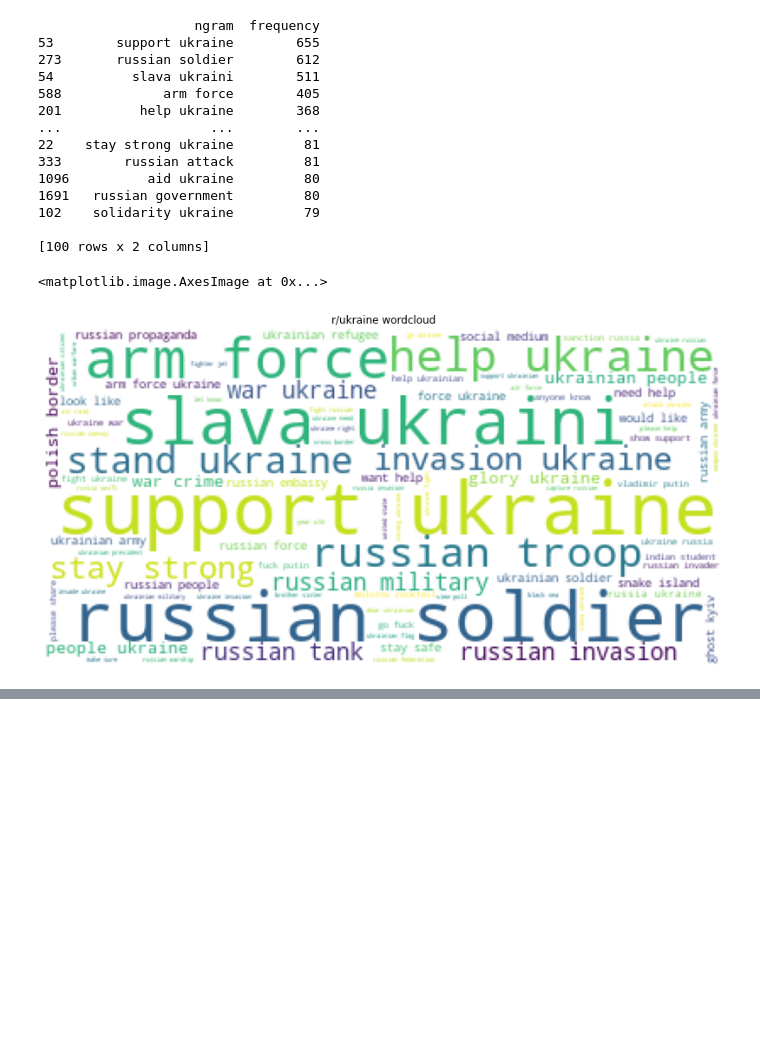
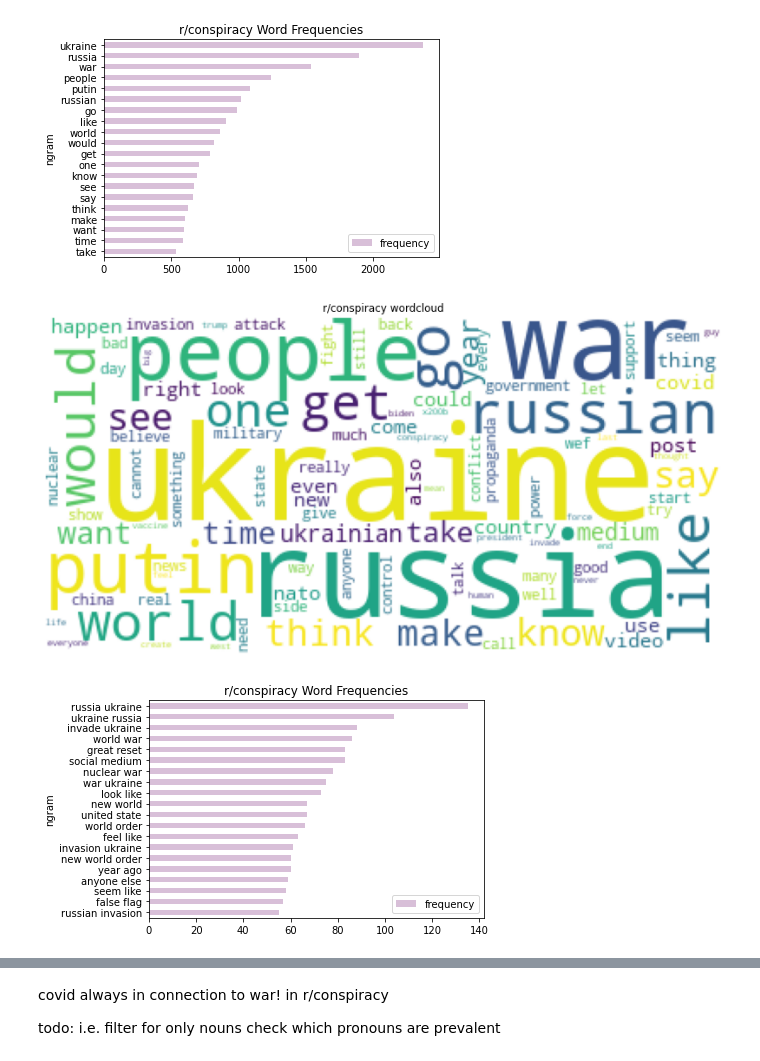
Before and after one commit to irenestrauss/nlp_on_conspiracy_theories, a Jupyter notebook: code/words.ipynb, the cells around one changed output, grey strips where cells are left out. Saved outputs shown, nothing was run; the diff lists cells and outputs as text; code cells hidden in the pictures; blank space fills up the shorter version.

Commit message:
wordcloud and frequency

```diff
--- a/code/words.ipynb
+++ b/code/words.ipynb
@@ -94,42 +30,36 @@ plt.imshow(wc)
+# %%
+preprocessed_submissions = []
+
+for submission in submissions:
+    submission = [word for word in submission.split() if word not in stop]
+    preprocessed_submissions.append(submission)
 # %%
 from sklearn.feature_extraction.text import CountVectorizer
-from PIL import Image
 
-submissions_string = []
+def createWordCloud(ngram_range):
+    submissions_string = []
 
-for submission in preprocessed_submissions:
-    submissions_string.append(' '.join(submission))
+    for submission in preprocessed_submissions:
+        submissions_string.append(' '.join(submission))
 
-countvec = CountVectorizer(stop_words=stop, ngram_range=(2,4), max_features=10000)
-ngrams = countvec.fit_transform(submissions_string)
-count_values = ngrams.toarray().sum(axis=0)
-vocab = countvec.vocabulary_
-df_ngram = pd.DataFrame([(k,count_values[i]) for k,i in vocab.items()]).rename(columns={0: 'ngram', 1:'frequency'})
-df_ngram = df_ngram.sort_values(by='frequency', ascending=False)
-print(df_ngram.head(100))
+    countvec = CountVectorizer(ngram_range=ngram_range)
+    ngrams = countvec.fit_transform(submissions_string)
+    count_values = ngrams.toarray().sum(axis=0)
+    vocab = countvec.vocabulary_
+    df_ngram = pd.DataFrame([(k,count_values[i]) for k,i in vocab.items()]).rename(columns={0: 'ngram', 1:'frequency'})
+    df_ngram = df_ngram.sort_values(by='frequency', ascending=False)
+    df_ngram.head(20).plot.barh(x='ngram', y='frequency', title=f'r/{subreddit} Word Frequencies', color='thistle').invert_yaxis()
 
-alice_mask = np.array(Image.open("alice_mask.png"))
-
-df_ngram = df_ngram.set_index('ngram').to_dict()
-wc = WordCloud(max_words=1000, background_color='white').generate_from_frequencies(df_ngram['frequency'])
-plt.figure(figsize = (14, 14))
-plt.axis('off')
-plt.title(f'r/{subreddit} wordcloud')
-plt.imshow(wc)
+    df_ngram = df_ngram.set_index('ngram').to_dict()
+    wc = WordCloud(max_words=100, background_color='white').generate_from_frequencies(df_ngram['frequency'])
+    plt.figure(figsize = (14, 14))
+    plt.axis('off')
+    plt.title(f'r/{subreddit} wordcloud')
+    plt.imshow(wc)
-# %% [output]
-                    ngram  frequency
-53        support ukraine        655
-273       russian soldier        612
-54          slava ukraini        511
-588             arm force        405
-201          help ukraine        368
-...                   ...        ...
-22    stay strong ukraine         81
-333        russian attack         81
-1096          aid ukraine         80
-1691   russian government         80
-102    solidarity ukraine         79
-
-[100 rows x 2 columns]
-<matplotlib.image.AxesImage at 0x...>
-[figure, removed]
+# %%
+createWordCloud((1,1))
+createWordCloud((2,3))
+# %% [output]
+[figure, added]
+[figure, added]
+[figure, added]
@@ -135,0 +67,5 @@ plt.imshow(wc)
+# %% [markdown]
+covid always in connection to war! in r/conspiracy
+
+todo: i.e. filter for only nouns
+check which pronouns are prevalent
```
Also changed, not shown: parts of 8 cells of this notebook.
